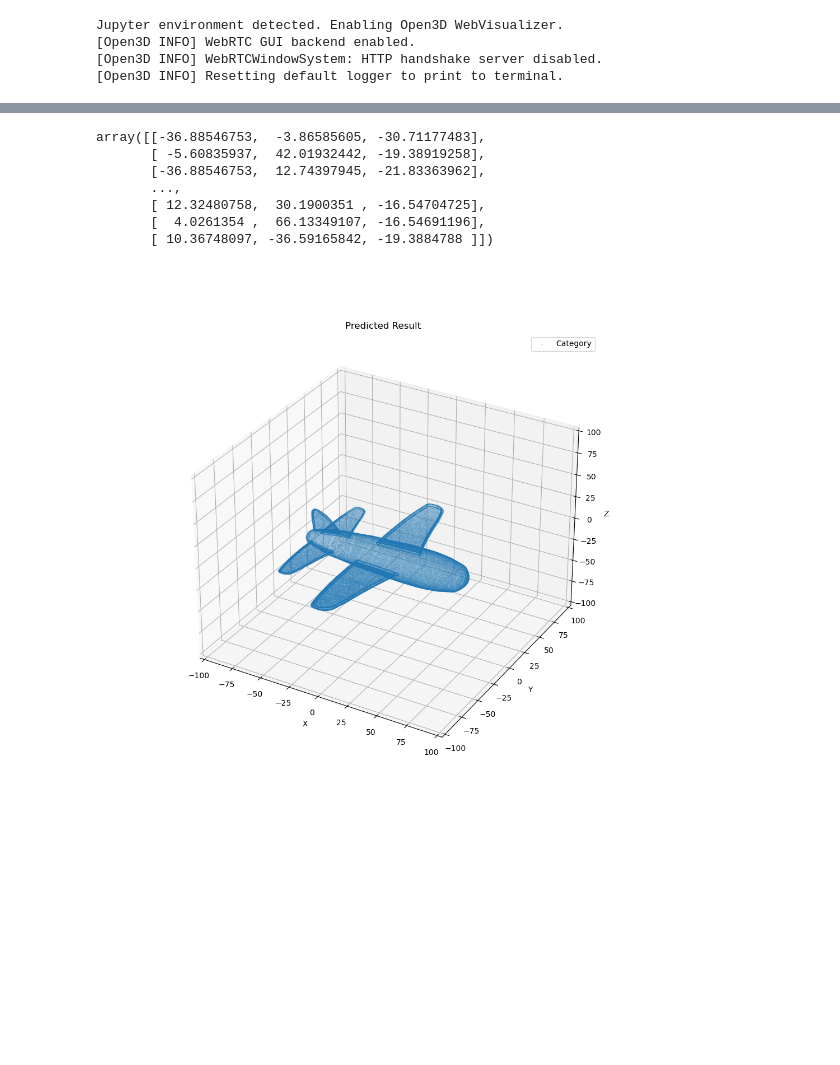
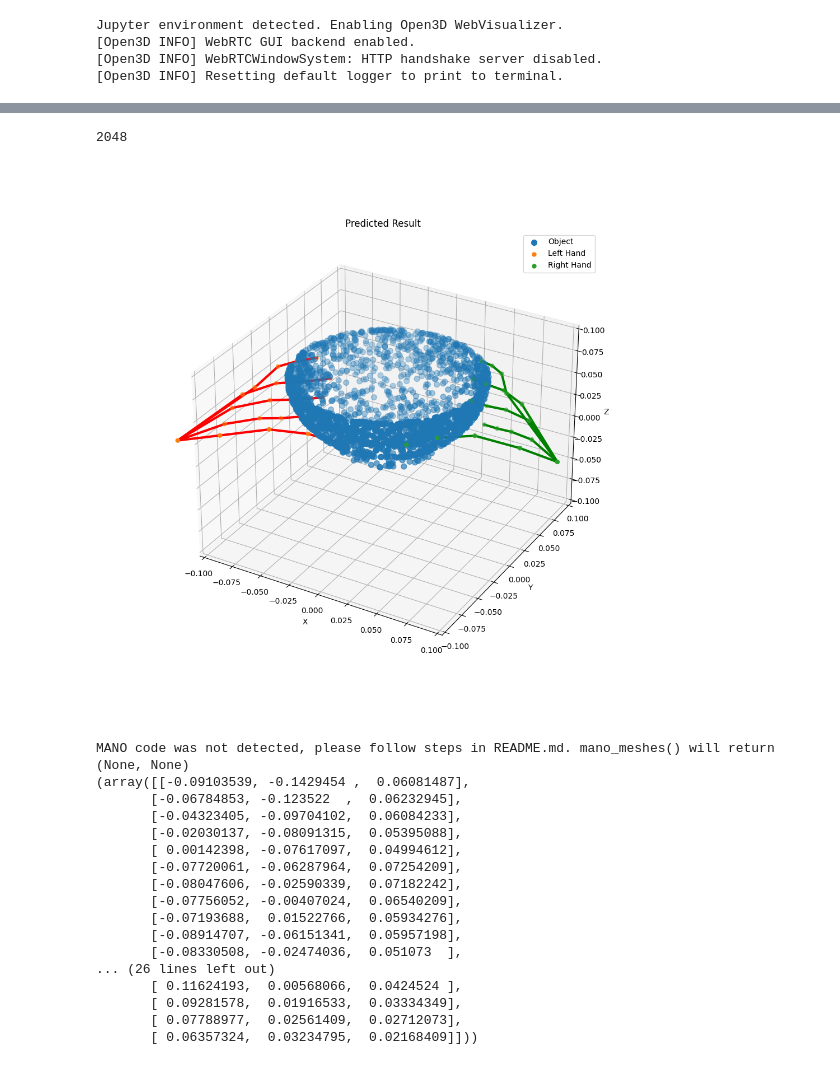
Before and after one commit to yujie-tao/ContactPose, a Jupyter notebook: playground.ipynb, the cells around one changed output, grey strips where cells are left out. Saved outputs shown, nothing was run; the diff lists cells and outputs as text; code cells hidden in the pictures; blank space fills up the shorter version.

Commit message:
vis object + hand

```diff
--- a/playground.ipynb
+++ b/playground.ipynb
@@ -29,5 +21,7 @@ FEngine (64 bits) created at 0x... (threading is enabled)
 # %%
 input_file = "input.ply"
-pcd = o3d.io.read_point_cloud("./data/object_models/airplane.ply") # Read the point cloud
+pcd = o3d.io.read_point_cloud("./data/contactpose_data/full28_use/bowl/bowl.ply") # Read the point cloud
 # %%
-point_cloud_in_numpy = np.asarray(pcd.points)
+object_points = np.asarray(pcd.points)
+object_sample_id = np.random.choice(object_points.shape[0], 2048, replace=False)
+object_points = object_points[object_sample_id]
@@ -44,36 +28,43 @@ array([[-36.88546753,  -3.86585605, -30.71177483],
-# %%
-point_cloud_in_numpy[0:]
-# %% [output]
-array([[-36.88546753,  -3.86585605, -30.71177483],
-       [ -5.60835937,  42.01932442, -19.38919258],
-       [-36.88546753,  12.74397945, -21.83363962],
-       ...,
-       [ 12.32480758,  30.1900351 , -16.54704725],
-       [  4.0261354 ,  66.13349107, -16.54691196],
-       [ 10.36748097, -36.59165842, -19.3884788 ]])
+# %%
+left_hand_joint = cp.hand_joints()[0]
+right_hand_joint = cp.hand_joints()[1]
+# %%
+len(object_points)
+# %% [output]
+2048
 # %%
 %matplotlib widget
 
 fig = plt.figure(figsize=(10,10))
 ax = fig.add_subplot(111, projection='3d')
-ax.set_xlim(-100,100)
-ax.set_ylim(-100,100)
-ax.set_zlim(-100,100)
+ax.set_xlim(-0.1,0.1)
+ax.set_ylim(-0.1,0.1)
+ax.set_zlim(-0.1,0.1)
 
 ax.set_xlabel('X')
 ax.set_ylabel('Y')
 ax.set_zlabel('Z')
 
-ax.scatter(point_cloud_in_numpy[:,0], point_cloud_in_numpy[:,1], point_cloud_in_numpy[:,2],marker='.', s=0.2, label='Category')
+ax.scatter(object_points[:,0], object_points[:,1], object_points[:,2],marker='.', s=200, label='Object')
+ax.scatter(left_hand_joint[:,0], left_hand_joint[:,1], left_hand_joint[:,2],marker='.', s=100, label='Left Hand')
+ax.scatter(right_hand_joint[:,0], right_hand_joint[:,1], right_hand_joint[:,2],marker='.', s=100, label='Right Hand')
 
-# for label in ground_truth_part_label:
-#     pt = np.where(ground_truth[:,6] == label)
-#     color = current_palette.as_hex()[ground_truth_part_label.index(label)]
-#     ax.scatter(ground_truth[pt, 0], ground_truth[pt, 1], ground_truth[pt, 2],marker='.', s=150, label='Category '+ str(label))
+ax.plot(left_hand_joint[:5][:,0], left_hand_joint[:5][:,1], left_hand_joint[:5][:,2], linewidth=3, color='r')
+ax.plot(np.concatenate(([left_hand_joint[0]], left_hand_joint[5:9]))[:,0], np.concatenate(([left_hand_joint[0]], left_hand_joint[5:9]))[:,1], np.concatenate(([left_hand_joint[0]], left_hand_joint[5:9]))[:,2], linewidth=3, color='r')
+ax.plot(np.concatenate(([left_hand_joint[0]], left_hand_joint[9:13]))[:,0], np.concatenate(([left_hand_joint[0]], left_hand_joint[9:13]))[:,1], np.concatenate(([left_hand_joint[0]], left_hand_joint[9:13]))[:,2], linewidth=3, color='r')
+ax.plot(np.concatenate(([left_hand_joint[0]], left_hand_joint[13:17]))[:,0],np.concatenate(([left_hand_joint[0]], left_hand_joint[13:17]))[:,1], np.concatenate(([left_hand_joint[0]], left_hand_joint[13:17]))[:,2], linewidth=3, color='r')
+ax.plot(np.concatenate(([left_hand_joint[0]], left_hand_joint[17:21]))[:,0], np.concatenate(([left_hand_joint[0]], left_hand_joint[17:21]))[:,1] , np.concatenate(([left_hand_joint[0]], left_hand_joint[17:21]))[:,2], linewidth=3, color='r')
+
+
+ax.plot(right_hand_joint[:5][:,0], right_hand_joint[:5][:,1], right_hand_joint[:5][:,2], linewidth=3, color='g')
+ax.plot(np.concatenate(([right_hand_joint[0]], right_hand_joint[5:9]))[:,0], np.concatenate(([right_hand_joint[0]], right_hand_joint[5:9]))[:,1], np.concatenate(([right_hand_joint[0]], right_hand_joint[5:9]))[:,2], linewidth=3, color='g')
+ax.plot(np.concatenate(([right_hand_joint[0]], right_hand_joint[9:13]))[:,0], np.concatenate(([right_hand_joint[0]], right_hand_joint[9:13]))[:,1], np.concatenate(([right_hand_joint[0]], right_hand_joint[9:13]))[:,2], linewidth=3, color='g')
+ax.plot(np.concatenate(([right_hand_joint[0]], right_hand_joint[13:17]))[:,0],np.concatenate(([right_hand_joint[0]], right_hand_joint[13:17]))[:,1], np.concatenate(([right_hand_joint[0]], right_hand_joint[13:17]))[:,2], linewidth=3, color='g')
+ax.plot(np.concatenate(([right_hand_joint[0]], right_hand_joint[17:21]))[:,0], np.concatenate(([right_hand_joint[0]], right_hand_joint[17:21]))[:,1] , np.concatenate(([right_hand_joint[0]], right_hand_joint[17:21]))[:,2], linewidth=3, color='g')
 
 
 ax.set_title('Predicted Result')
 ax.legend()
 plt.show()
 # %% [output]
-[figure, old version]
+[figure, new version]
@@ -79,0 +78,21 @@ plt.show()
+# %%
+cp = ContactPose(28, 'use', 'bowl')
+print(cp.hand_joints())
+# %% [output]
+MANO code was not detected, please follow steps in README.md. mano_meshes() will return (None, None)
+(array([[-0.09103539, -0.1429454 ,  0.06081487],
+       [-0.06784853, -0.123522  ,  0.06232945],
+       [-0.04323405, -0.09704102,  0.06084233],
+       [-0.02030137, -0.08091315,  0.05395088],
+       [ 0.00142398, -0.07617097,  0.04994612],
+       [-0.07720061, -0.06287964,  0.07254209],
+       [-0.08047606, -0.02590339,  0.07182242],
+       [-0.07756052, -0.00407024,  0.06540209],
+       [-0.07193688,  0.01522766,  0.05934276],
+       [-0.08914707, -0.06151341,  0.05957198],
+       [-0.08330508, -0.02474036,  0.051073  ],
+... (26 lines left out)
+       [ 0.11624193,  0.00568066,  0.0424524 ],
+       [ 0.09281578,  0.01916533,  0.03334349],
+       [ 0.07788977,  0.02561409,  0.02712073],
+       [ 0.06357324,  0.03234795,  0.02168409]]))
```
Also changed, not shown: parts of 6 cells of this notebook.
